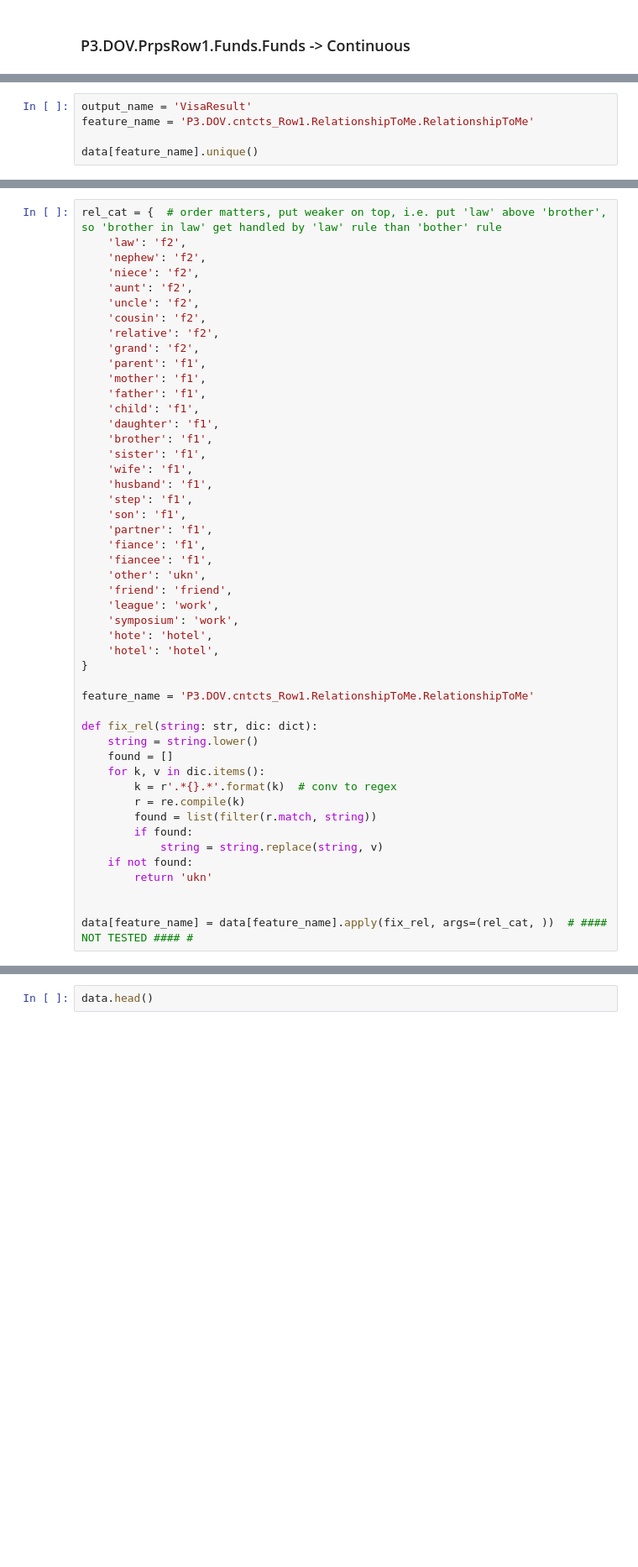
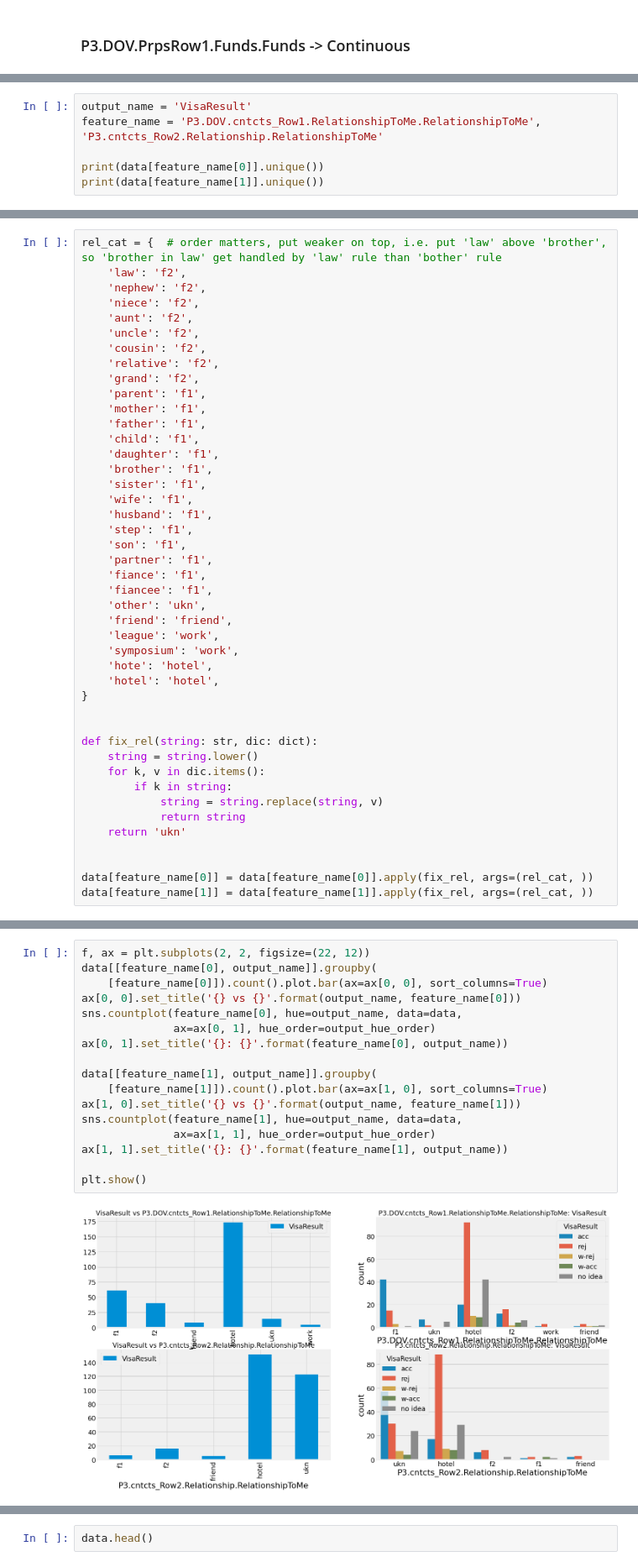
Before and after one commit to Nikronic/visaland-visa-form-utility, a Jupyter notebook: notebooks/data_exploration_dev.ipynb, the cells around one changed output, grey strips where cells are left out. Shown at 84% size. Drawn from its saved outputs; the diff is of its cells as text; blank space fills up the shorter version.

```diff
--- a/notebooks/data_exploration_dev.ipynb
+++ b/notebooks/data_exploration_dev.ipynb
@@ -1336,6 +1336,7 @@ plt.show()
 # %%
 output_name = 'VisaResult'
-feature_name = 'P3.DOV.cntcts_Row1.RelationshipToMe.RelationshipToMe'
+feature_name = 'P3.DOV.cntcts_Row1.RelationshipToMe.RelationshipToMe', 'P3.cntcts_Row2.Relationship.RelationshipToMe'
 
-data[feature_name].unique()
+print(data[feature_name[0]].unique())
+print(data[feature_name[1]].unique())
 # %% [output]
@@ -1388,19 +1397,15 @@ rel_cat = {  # order matters, put weaker on top, i.e. put 'law' above 'brother',
     'hotel': 'hotel',
 }
 
-feature_name = 'P3.DOV.cntcts_Row1.RelationshipToMe.RelationshipToMe'
 
 def fix_rel(string: str, dic: dict):
     string = string.lower()
-    found = []
     for k, v in dic.items():
-        k = r'.*{}.*'.format(k)  # conv to regex
-        r = re.compile(k)
-        found = list(filter(r.match, string))
-        if found:
+        if k in string:
             string = string.replace(string, v)
-    if not found:
-        return 'ukn'
+            return string
+    return 'ukn'
 
 
-data[feature_name] = data[feature_name].apply(fix_rel, args=(rel_cat, ))  # #### NOT TESTED #### #
+data[feature_name[0]] = data[feature_name[0]].apply(fix_rel, args=(rel_cat, ))
+data[feature_name[1]] = data[feature_name[1]].apply(fix_rel, args=(rel_cat, ))
@@ -1410,0 +1418,19 @@ array(['ukn'], dtype=object)
+# %%
+f, ax = plt.subplots(2, 2, figsize=(22, 12))
+data[[feature_name[0], output_name]].groupby(
+    [feature_name[0]]).count().plot.bar(ax=ax[0, 0], sort_columns=True)
+ax[0, 0].set_title('{} vs {}'.format(output_name, feature_name[0]))
+sns.countplot(feature_name[0], hue=output_name, data=data,
+              ax=ax[0, 1], hue_order=output_hue_order)
+ax[0, 1].set_title('{}: {}'.format(feature_name[0], output_name))
+
+data[[feature_name[1], output_name]].groupby(
+    [feature_name[1]]).count().plot.bar(ax=ax[1, 0], sort_columns=True)
+ax[1, 0].set_title('{} vs {}'.format(output_name, feature_name[1]))
+sns.countplot(feature_name[1], hue=output_name, data=data,
+              ax=ax[1, 1], hue_order=output_hue_order)
+ax[1, 1].set_title('{}: {}'.format(feature_name[1], output_name))
+
+plt.show()
+# %% [output]
+[figure, added]
```
Also changed, not shown: parts of 11 cells of this notebook.
